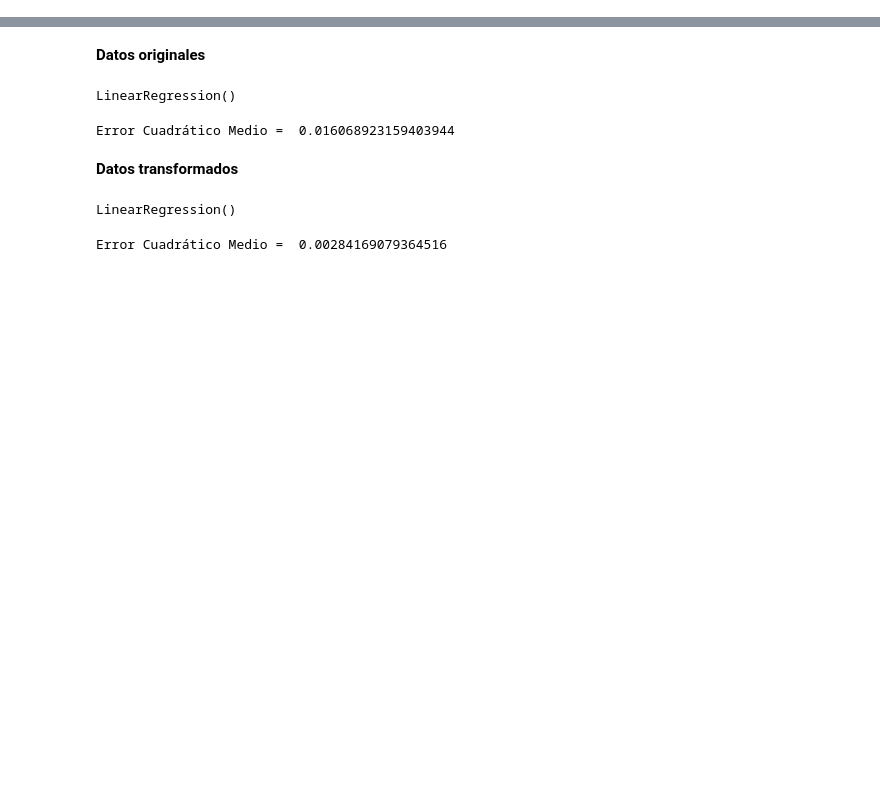
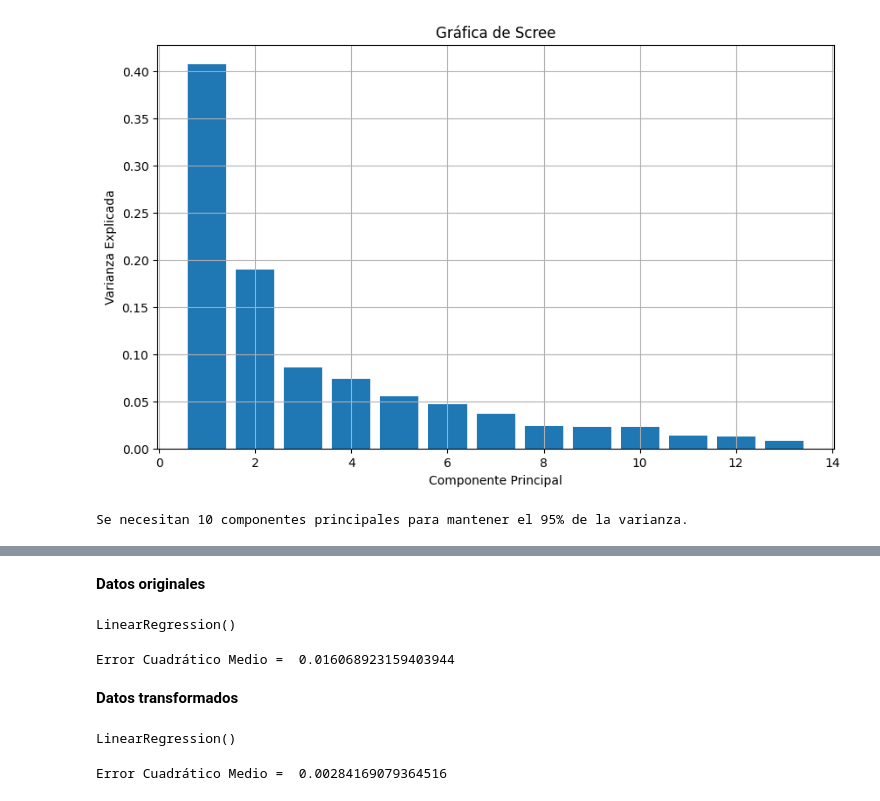
Before and after one commit to CaroPer27/Pr-ctica-2.2-An-lisis-de-Componentes-Principales, a Jupyter notebook: Practica2_2.ipynb, the cells around one changed output, grey strips where cells are left out. Saved outputs shown, nothing was run; the diff lists cells and outputs as text; code cells hidden in the pictures; blank space fills up the shorter version.

```diff
--- a/Practica2_2.ipynb
+++ b/Practica2_2.ipynb
@@ -2,0 +245,11 @@
+# %%
+import numpy as np
+
+# Calcula la matriz de covarianza
+cov_matrix = np.cov(df, rowvar=False)
+
+# Convierte la matriz de covarianza en un DataFrame de Pandas
+cov_df = pd.DataFrame(cov_matrix, columns=df.columns, index=df.columns)
+
+# Muestra la matriz de covarianza formateada
+print(cov_df)
@@ -2,0 +274,5 @@
+# %%
+# Calcular los valores y vectores propios
+valores_propios , vectores_propios = np.linalg.eig(cov_matrix)
+print('Valores propios = ',valores_propios)
+print('Vectores propios = ', vectores_propios)
@@ -2,0 +297,5 @@
+# %%
+valores_propios.sort()
+vectores_propios.sort()
+print('Valores propios = ',valores_propios)
+print('Vectores propios = ', vectores_propios)
@@ -2,0 +342,27 @@
+# %%
+sorted_indices = np.argsort(valores_propios)[::-1]
+sorted_eigenvalues = valores_propios[sorted_indices]
+sorted_eigenvectors = valores_propios[sorted_indices]
+# %%
+# Calcula la varianza total
+total_variance = np.sum(sorted_eigenvalues)
+
+# Calcula la varianza explicada por cada componente principal
+explained_variance = sorted_eigenvalues / total_variance
+
+# Trazar la gráfica de Scree
+plt.figure(figsize=(10, 6))
+plt.bar(range(1, len(explained_variance) + 1), explained_variance)
+plt.xlabel('Componente Principal')
+plt.ylabel('Varianza Explicada')
+plt.title('Gráfica de Scree')
+plt.grid(True)
+plt.show()
+
+# Calcular cuántos componentes necesitas para mantener el 95% de la varianza
+cumulative_variance = np.cumsum(explained_variance)
+n_components_needed = np.argmax(cumulative_variance >= 0.95) + 1
+print(f"Se necesitan {n_components_needed} componentes principales para mantener el 95% de la varianza.")
+# %% [output]
+[figure, added]
+Se necesitan 10 componentes principales para mantener el 95% de la varianza.
```
Also changed, not shown: parts of 24 cells of this notebook.
